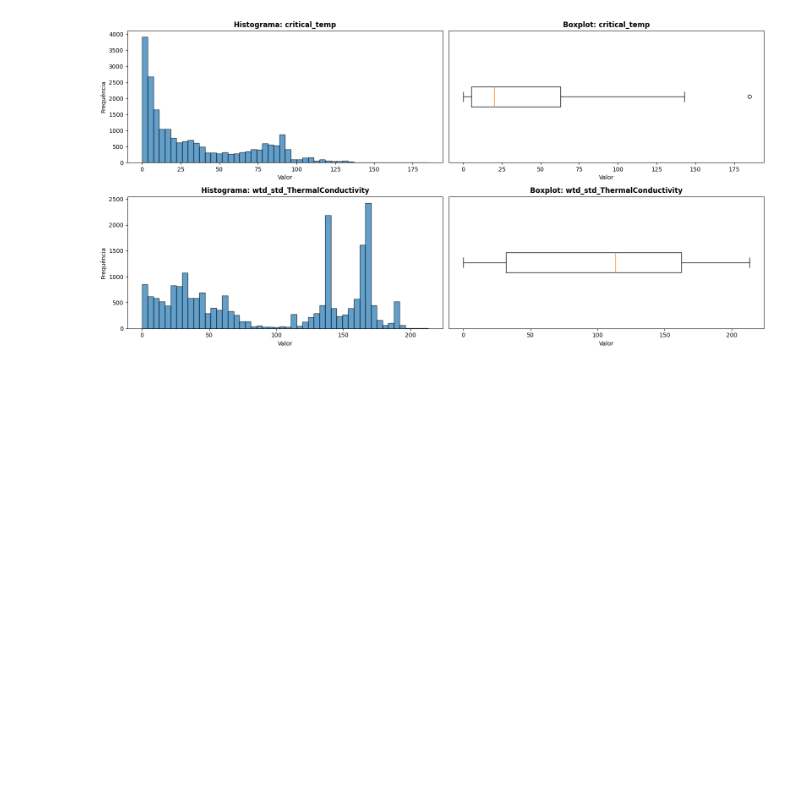
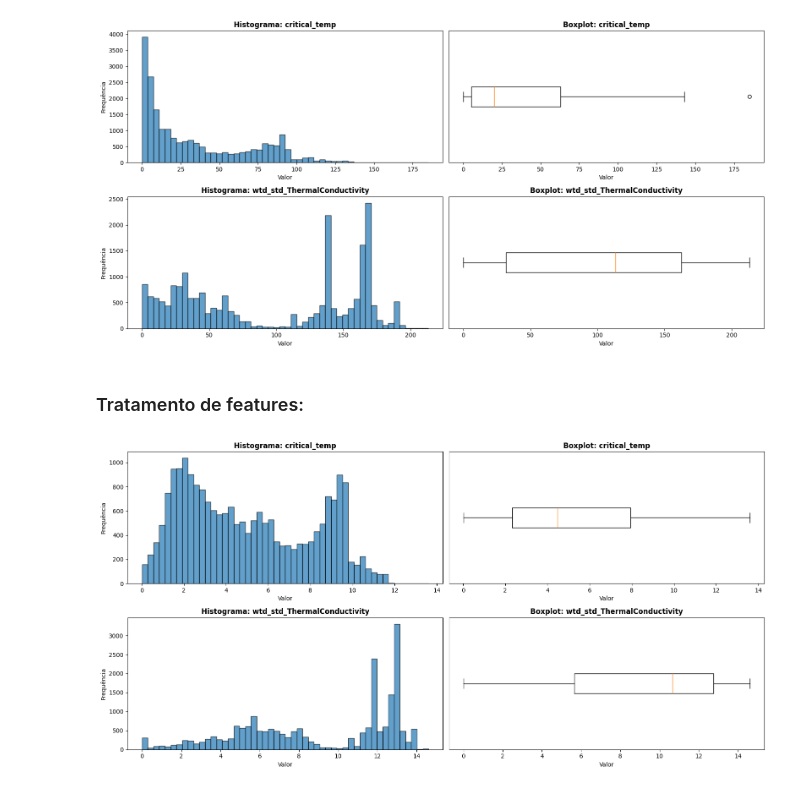
Before and after one commit to mthperera/predict-critical-temperature, a Jupyter notebook: notebooks/02_simples_reglin/analise_dados.ipynb, the cells around one changed output. Drawn from its saved outputs; the diff is of its cells as text; code cells hidden in the pictures; blank space fills up the shorter version.

Commit message:
Tratando os dados e os exportando com pickle Regressão Linear Simples

```diff
--- a/notebooks/02_simples_reglin.ipynb
+++ b/notebooks/02_simples_reglin/analise_dados.ipynb
@@ -3,8 +3,8 @@
 # %%
 import pandas as pd
 
-train_df  = pd.read_csv("../data/raw/train.csv")
-unique_m_df = pd.read_csv("../data/raw/unique_m.csv")
+train_df  = pd.read_csv("../../data/raw/train.csv")
+unique_m_df = pd.read_csv("../../data/raw/unique_m.csv")
 # %% [markdown]
 ### Escolhendo input (Coeficiente de Correlação de Pearson):
 # %%
@@ -164,3 +164,52 @@ plt.tight_layout()
 plt.show()
 # %% [output]
 [figure]
+# %% [markdown]
+### Tratamento de features:
+# %%
+import pickle
+
+# Carregando dados em formato array:
+
+crit_temp_array_train = np.array(train_df['critical_temp'])
+thermal_cond_array_train = np.array(train_df['wtd_std_ThermalConductivity'])
+
+# Tratamento de dados:
+
+crit_temp_array_train = np.sqrt(crit_temp_array_train)
+thermal_cond_array_train = np.sqrt(thermal_cond_array_train)
+
+lista_features_array = [crit_temp_array_train, thermal_cond_array_train]
+lista_features = ['critical_temp', 'wtd_std_ThermalConductivity']
+
+# Plotando:
+
+fig, axes = plt.subplots(2, 2, figsize=(16, 8))  # 2 features, 2 gráficos cada (hist + box)
+axes = axes.flatten()
+
+for i, feature in enumerate(lista_features):
+
+    # Histograma (esquerda)
+    ax_hist = axes[2*i]
+    ax_hist.hist(lista_features_array[i], bins=50, edgecolor='black', alpha=0.7)
+    ax_hist.set_title(f'Histograma: {feature}', fontsize=12, fontweight='bold')
+    ax_hist.set_xlabel('Valor')
+    ax_hist.set_ylabel('Frequência')
+
+    # Boxplot (direita)
+    ax_box = axes[2*i+1]
+    ax_box.boxplot(lista_features_array[i], vert=False)
+    ax_box.set_title(f'Boxplot: {feature}', fontsize=12, fontweight='bold')
+    ax_box.set_xlabel('Valor')
+    ax_box.set_yticks([])
+
+plt.tight_layout()
+plt.show()
+
+# Salva as variáveis:
+with open('critic_temp.pkl', 'wb') as f:
+    pickle.dump(crit_temp_array_train, f)
+with open('thermal_cond.pkl', 'wb') as f:
+    pickle.dump(thermal_cond_array_train, f)
+# %% [output]
+[figure, added]
```
Also changed, not shown: parts of 1 cell of this notebook, 3 other files.
